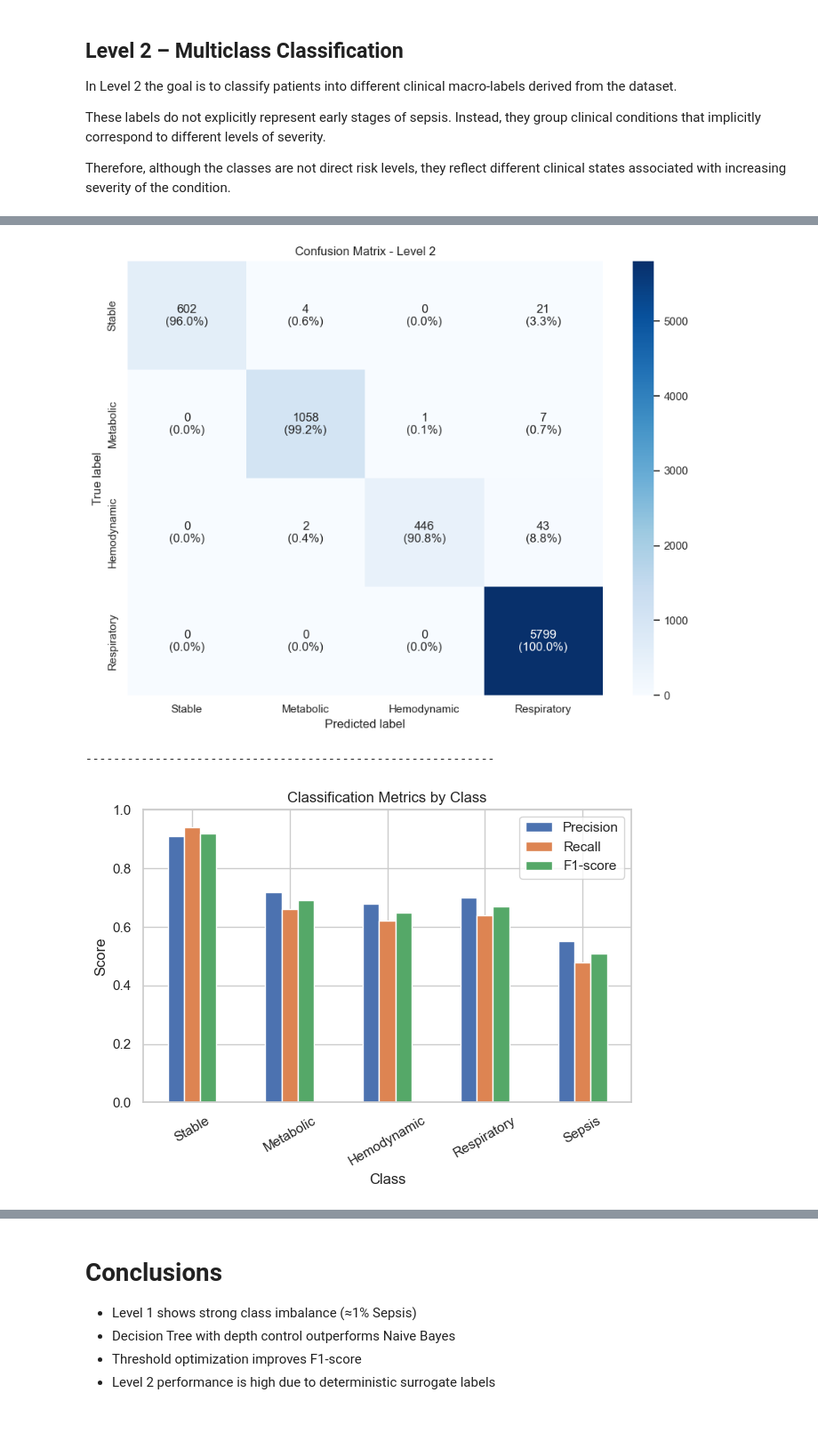
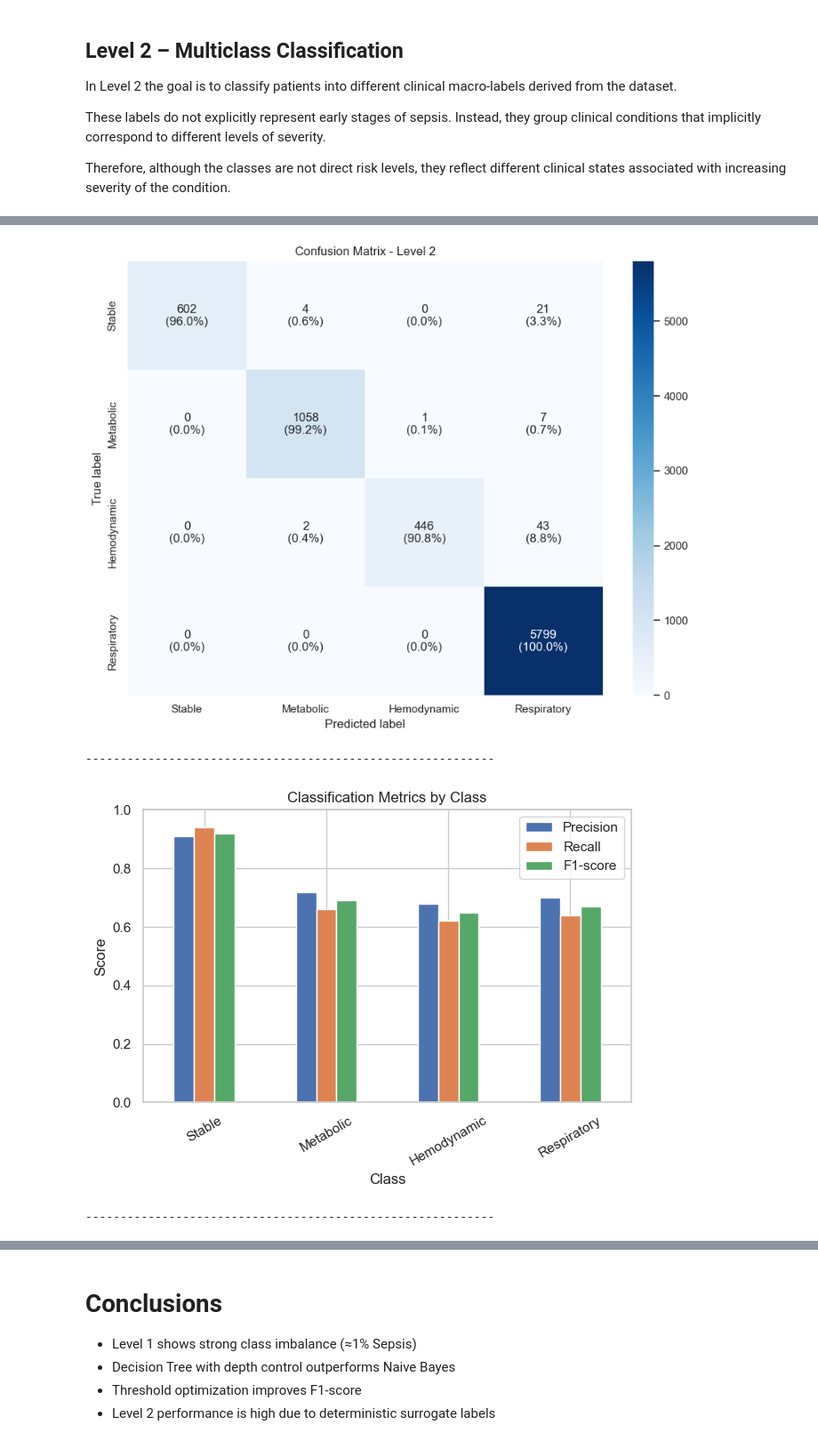
Before and after one commit to sinmario39/ML_Sepsis, a Jupyter notebook: notebooks/test.ipynb, the cells around one changed output, grey strips where cells are left out. Shown at 89% size. Cells and saved outputs as stored; diff of their text form; code cells hidden in the pictures.

Commit message:
Aggiunto codice di notebook: Rimosso label Sepsi dal grafico delle metriche di classificazione multiclasse. Aggiunta creazione del grafico delle Feature Importances

```diff
--- a/notebooks/test.ipynb
+++ b/notebooks/test.ipynb
@@ -330,6 +330,7 @@ eval_multiclass(y_test_lvl2, y_pred_lvl2, title="Decision Tree - Level 2")
 tree_importances(tree_lvl2, X_train_lvl2.columns, top_k=10)
 
 print("-----------------------------------------------------------")
+# CONFUSION MATRIX LIVELLO 2
 def plot_confusion_matrix(y_true, y_pred, labels, title, filename):
 
     cm = confusion_matrix(y_true, y_pred)
@@ -370,11 +371,12 @@ labels_lvl2 = ["Stable", "Metabolic", "Hemodynamic", "Respiratory"]
 plot_confusion_matrix(y_test_lvl2, y_pred_lvl2, labels_lvl2, "Confusion Matrix - Level 2", "../results/confusion_matrix_lvl2.png")
 
 print("-----------------------------------------------------------")
+# GRAFICO METRICHE DI CLASSIFICAZIONE MULTICLASSE
 data = {
-    "Class": ["Stable", "Metabolic", "Hemodynamic", "Respiratory", "Sepsis"],
-    "Precision": [0.91, 0.72, 0.68, 0.70, 0.55],
-    "Recall": [0.94, 0.66, 0.62, 0.64, 0.48],
-    "F1-score": [0.92, 0.69, 0.65, 0.67, 0.51]
+    "Class": ["Stable", "Metabolic", "Hemodynamic", "Respiratory"],
+    "Precision": [0.91, 0.72, 0.68, 0.70],
+    "Recall": [0.94, 0.66, 0.62, 0.64],
+    "F1-score": [0.92, 0.69, 0.65, 0.67]
 }
 
 df = pd.DataFrame(data)
@@ -384,32 +386,63 @@ df.set_index("Class").plot(kind="bar")
 plt.title("Classification Metrics by Class")
 plt.ylabel("Score")
 plt.ylim(0,1)
 
 plt.xticks(rotation=30)
 
 plt.tight_layout()
+plt.savefig("../results/metrics_per_class.png", dpi=300)
+plt.show()
 
-plt.savefig("../results/metrics_per_class.png", dpi=300)
+print("-----------------------------------------------------------")
+# GRAFICO FEATURE IMPORTANCES
+model = tree_lvl2.named_steps["clf"]
+importances = model.feature_importances_
 
+feature_importance = pd.DataFrame({
+    "Feature": X_train_lvl2.columns,
+    "Importance": importances
+})
+
+feature_importance = feature_importance.sort_values(
+    by="Importance",
+    ascending=False
+)
+
+top_features = feature_importance.head(10)
+plt.figure(figsize=(8,6))
+
+plt.barh(
+    top_features["Feature"],
+    top_features["Importance"]
+)
+
+plt.gca().invert_yaxis()
+
+plt.xlabel("Importance")
+plt.title("Top 10 Feature Importance")
+
+plt.tight_layout()
+plt.savefig("../results/feature_importance.png", dpi=300)
 plt.show()
 # %% [output]
 === Decision Tree - Level 2 ===
 
 Macro-F1: 0.9794901199201452
 Confusion matrix (labels order):
 ['Hemodynamic', 'Metabolic', 'Respiratory', 'Stable']
 [[ 602    4    0   21]
  [   0 1058    1    7]
  [   0    2  446   43]
  [   0    0    0 5799]]
 
               precision    recall  f1-score   support
 
 ... (21 lines left out)
 
 Tree depth: 5
 Number of leaves: 24
 -----------------------------------------------------------
 [figure]
 -----------------------------------------------------------
-[figure, old version]
+[figure, new version]
+-----------------------------------------------------------
```
Also changed, not shown: parts of 2 cells of this notebook.
